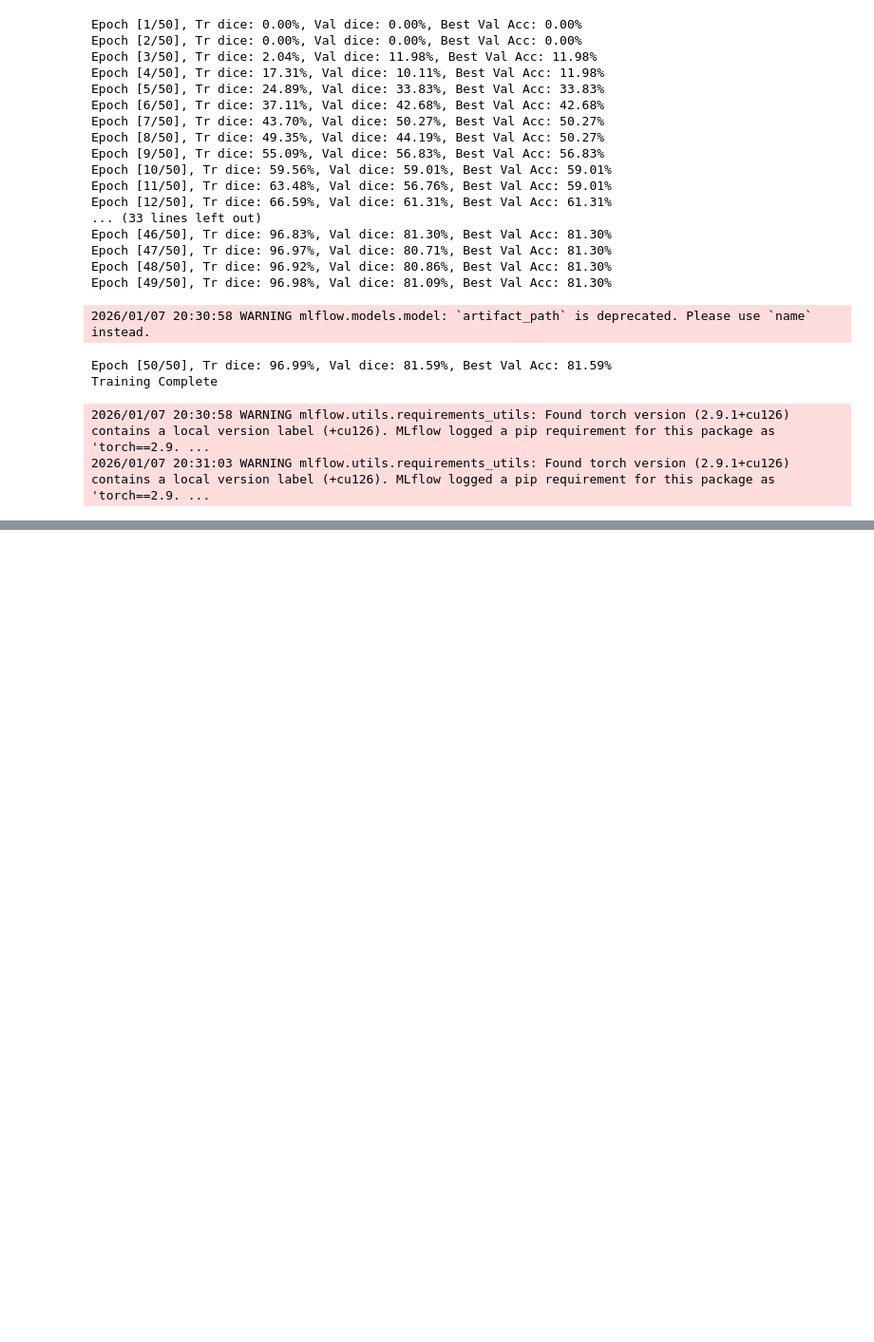
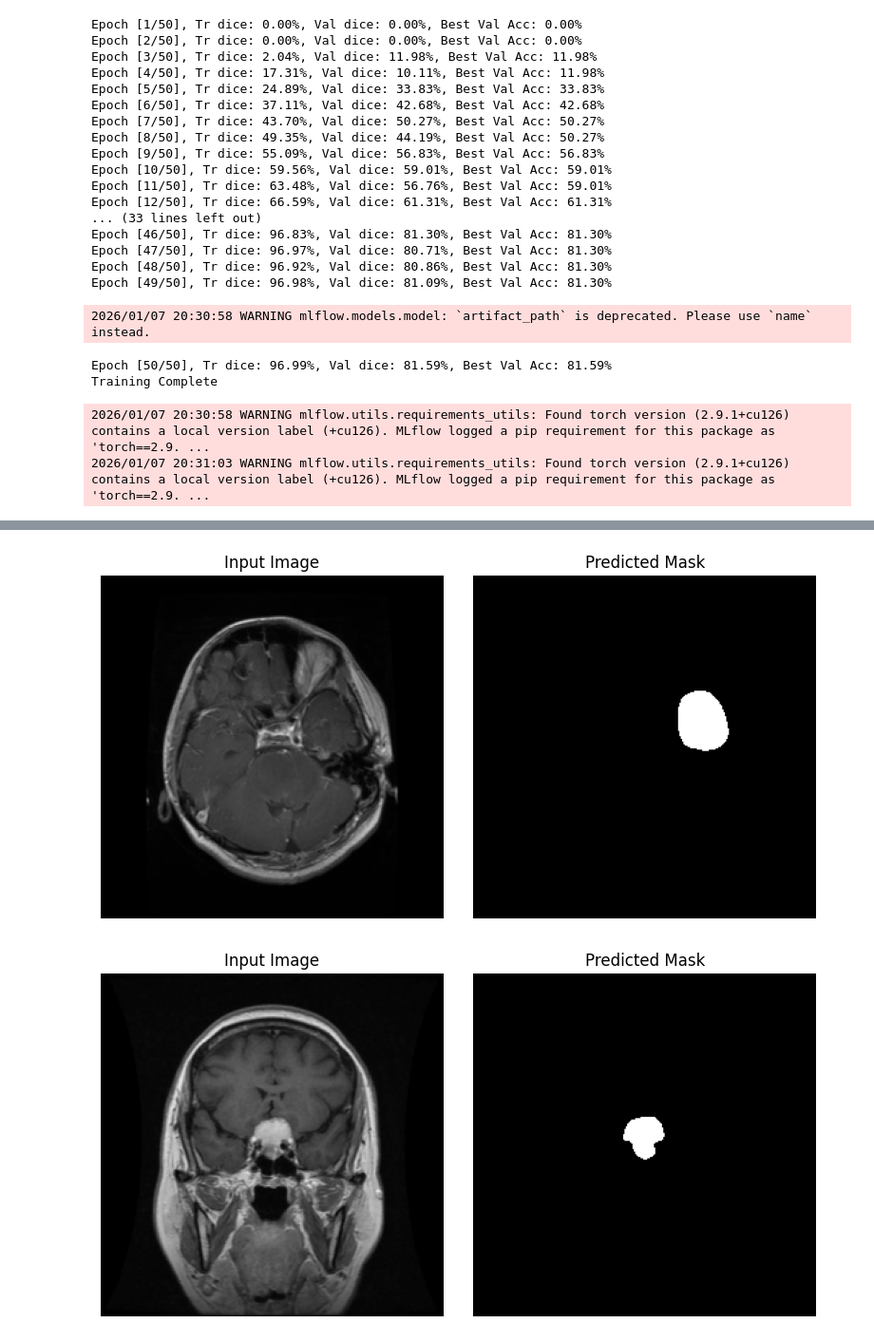
Before and after one commit to AnushkaSamaranayake/Tumor-segementation-localization-and-reporting, a Jupyter notebook: model.ipynb, the cells around one changed output, grey strips where cells are left out. Shown at 95% size. Saved outputs shown, nothing was run; the diff lists cells and outputs as text; code cells hidden in the pictures; blank space fills up the shorter version.

```diff
--- a/model.ipynb
+++ b/model.ipynb
@@ -291,0 +357,39 @@ Training Complete
+# %%
+# Testing for a unknown image
+def predict_mask(model, image, transform=None):
+    model.eval()
+    if transform:
+        image = transform(image)
+    input_img = image.unsqueeze(0).to(device)
+
+    with torch.no_grad():
+        output = model(input_img)
+        output_mask = (output.squeeze().cpu().numpy() > 0.5).astype(np.uint8)
+
+    return output_mask
+# %%
+def plot_prediction(image, predicted_mask):
+    fig, axes = plt.subplots(1, 2, figsize=(8, 4))
+
+    axes[0].imshow(image.permute(1, 2, 0).cpu().numpy() * 0.5 + 0.5)
+    axes[0].set_title("Input Image")
+    axes[0].axis('off')
+
+    axes[1].imshow(predicted_mask, cmap='gray')
+    axes[1].set_title("Predicted Mask")
+    axes[1].axis('off')
+
+    plt.tight_layout()
+    plt.show()
+# %%
+img_1 = "Test/Te-gl_0010.jpg"
+img_2 = "Test/Te-piTr_0002.jpg"
+
+for img_path in [img_1, img_2]:
+    image = Image.open(img_path).convert("RGB")
+    predicted_mask = predict_mask(model, image, transform=image_transform)
+    input_image = image_transform(image)
+    plot_prediction(input_image, predicted_mask)
+# %% [output]
+[figure, added]
+[figure, added]
```
Also changed, not shown: parts of 4 cells of this notebook, 1 other file.
